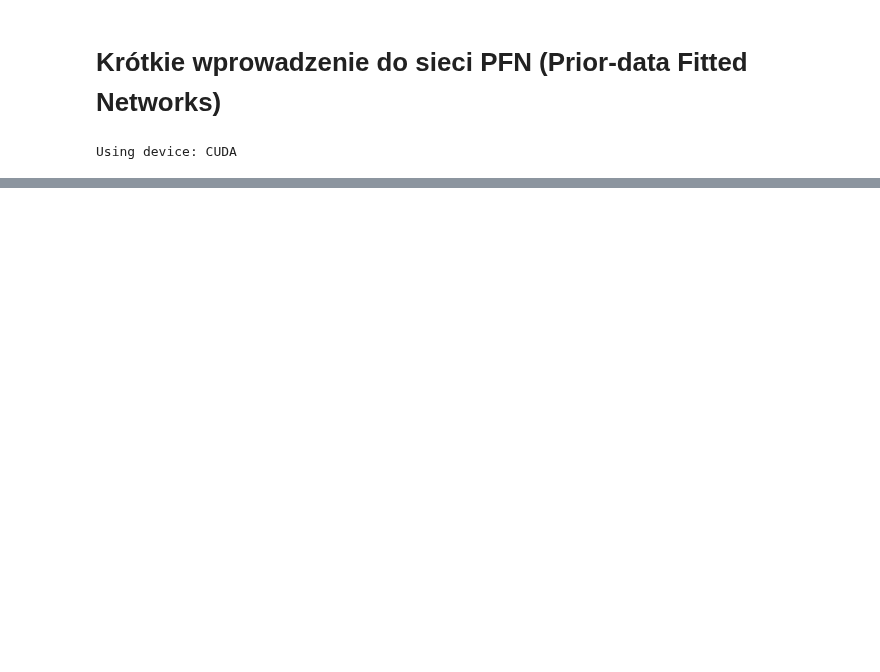
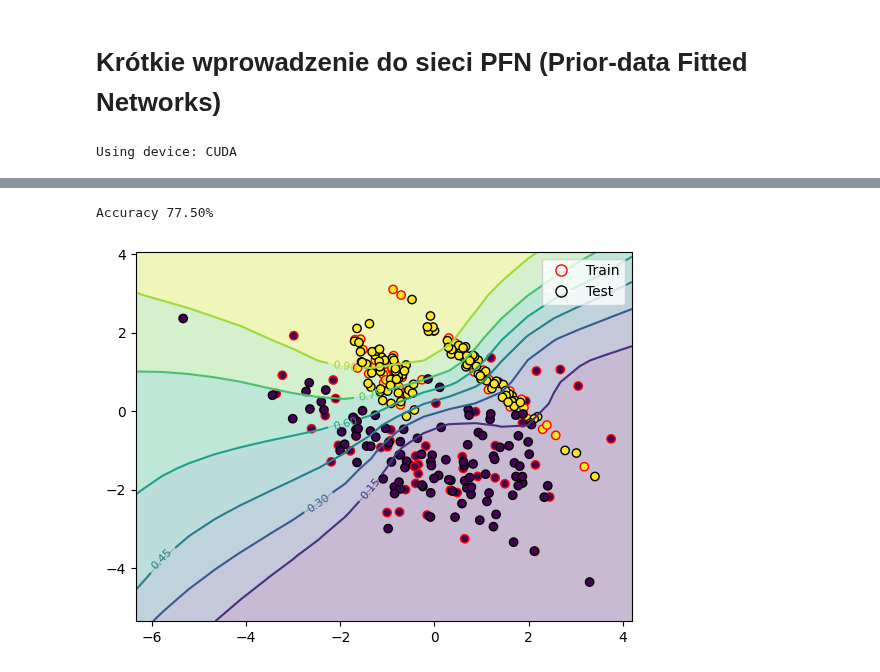
Before and after one commit to barhanc/tinny, a Jupyter notebook: notebooks/pfn-tutorial.ipynb, the cells around one changed output, grey strips where cells are left out. Drawn from its saved outputs; the diff is of its cells as text; code cells hidden in the pictures; blank space fills up the shorter version.

```diff
--- a/notebooks/pfn-tutorial.ipynb
+++ b/notebooks/pfn-tutorial.ipynb
@@ -128,10 +143,0 @@ Epoch   999 | Loss 0.2350
-# %%
-import matplotlib.pyplot as plt
-
-from sklearn.datasets import make_moons, make_blobs
-from sklearn.metrics import accuracy_score
-from sklearn.model_selection import train_test_split
-
-data_x, data_y, *_ = make_moons(n_samples=150, noise=0.2)
-_, ax = plt.subplots()
-_ = ax.scatter(data_x[:, 0], data_x[:, 1], c=data_y)
@@ -160,0 +222,7 @@ accuracy_score(y_test, y_pred)
+# %%
+from sklearn.datasets import make_classification
+
+evaluate(pfn, *make_classification(n_samples=300, n_features=2, n_redundant=0), device=device)
+# %% [output]
+Accuracy 77.50%
+[figure, added]
```
Also changed, not shown: parts of 11 cells of this notebook.
